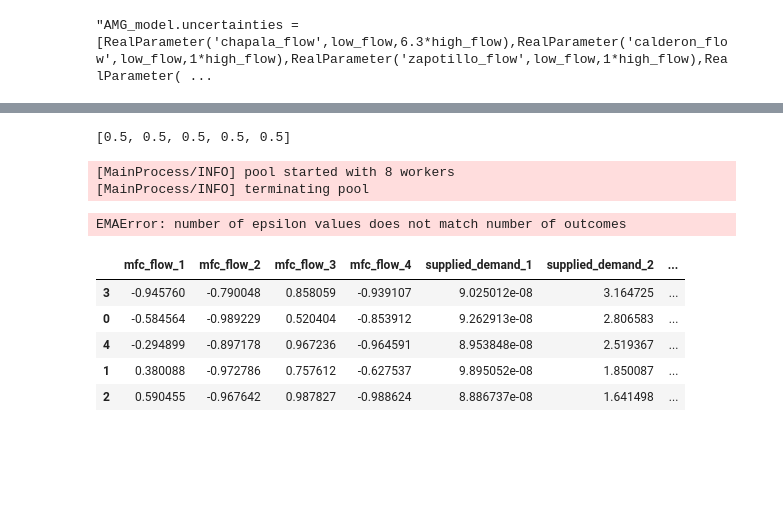
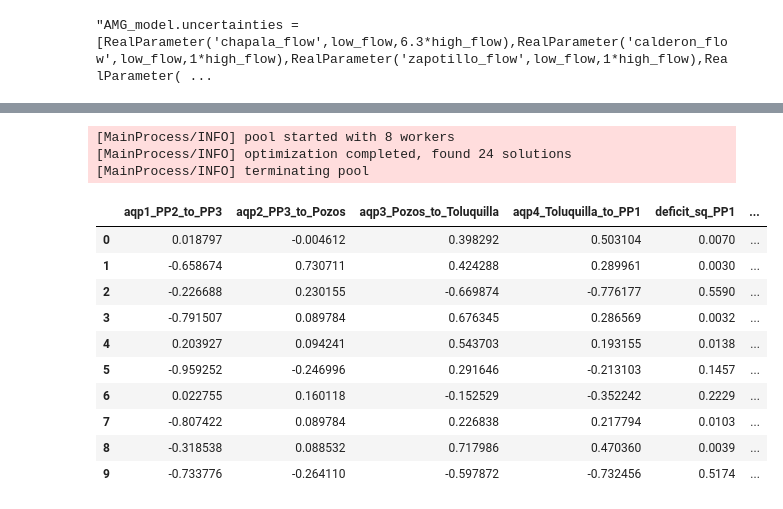
Before and after one commit to arielgoldin/GDL_Aquapheric_Policies, a Jupyter notebook: AMG_experimentation.ipynb, the cells around one changed output, grey strips where cells are left out. Drawn from its saved outputs; the diff is of its cells as text; code cells hidden in the pictures; blank space fills up the shorter version.

```diff
--- a/AMG_experimentation.ipynb
+++ b/AMG_experimentation.ipynb
@@ -157,19 +209,0 @@ fig.show()
-# %%
-epsilons = [0.5]*5
-print(epsilons)
-# %% [output]
-[0.5, 0.5, 0.5, 0.5, 0.5]
-# %%
-
-epsilons = [0.9]*5
-
-
-
-with MultiprocessingEvaluator(AMG_model) as evaluator:
-    results = evaluator.optimize(nfe=5000, epsilons=epsilons)
-
-results.sort_values("mfc_flow_1")
-# %% [output]
-[MainProcess/INFO] pool started with 8 workers
-[MainProcess/INFO] terminating pool
-EMAError: number of epsilon values does not match number of outcomes
@@ -194,9 +210,35 @@ fig.show()
-# %%
-results.sort_values("mfc_flow_1")
-# %% [output]
-|  | mfc_flow_1 | mfc_flow_2 | mfc_flow_3 | mfc_flow_4 | supplied_demand_1 | supplied_demand_2 | ... |
-| 3 | -0.945760 | -0.790048 | 0.858059 | -0.939107 | 9.025012e-08 | 3.164725 | ... |
-| 0 | -0.584564 | -0.989229 | 0.520404 | -0.853912 | 9.262913e-08 | 2.806583 | ... |
-| 4 | -0.294899 | -0.897178 | 0.967236 | -0.964591 | 8.953848e-08 | 2.519367 | ... |
-| 1 | 0.380088 | -0.972786 | 0.757612 | -0.627537 | 9.895052e-08 | 1.850087 | ... |
-| 2 | 0.590455 | -0.967642 | 0.987827 | -0.988624 | 8.886737e-08 | 1.641498 | ... |
+# %%
+from ema_workbench import MultiprocessingEvaluator
+from ema_workbench import ema_logging, Constraint, Scenario
+
+ema_logging.log_to_stderr(ema_logging.INFO)
+drougth_multiplier = 0.7
+scenario1= Scenario("drought1", chapala_flow = 6.9*drougth_multiplier, calderon_flow = 1*drougth_multiplier, zapotillo_flow = 1*drougth_multiplier, pozos_flow = 2.3*drougth_multiplier, toluquilla_flow = 0.5*drougth_multiplier)
+
+constraints = [Constraint("min_suplied_demand_PP1", outcome_names="supplied_demand_PP1", function=lambda x: max(0, -x)),
+               Constraint("min_suplied_demand_PP2", outcome_names="supplied_demand_PP2", function=lambda x: max(0, -x)),
+               Constraint("min_suplied_demand_PP3", outcome_names="supplied_demand_PP3", function=lambda x: max(0, -x)),
+               Constraint("min_suplied_demand_Toluquilla", outcome_names="supplied_demand_Toluquilla", function=lambda x: max(0, -x)),
+               Constraint("min_suplied_demand_Pozos", outcome_names="supplied_demand_Pozos", function=lambda x: max(0, -x))]
+
+with MultiprocessingEvaluator(AMG_model) as evaluator:
+    results = evaluator.optimize(
+        nfe=250, searchover="levers", epsilons=[0.01] * 5, reference=scenario1
+    )
+
+results.head(10)
+# %% [output]
+[MainProcess/INFO] pool started with 8 workers
+[MainProcess/INFO] optimization completed, found 24 solutions
+[MainProcess/INFO] terminating pool
+|  | aqp1_PP2_to_PP3 | aqp2_PP3_to_Pozos | aqp3_Pozos_to_Toluquilla | aqp4_Toluquilla_to_PP1 | deficit_sq_PP1 | ... |
+| 0 | 0.018797 | -0.004612 | 0.398292 | 0.503104 | 0.0070 | ... |
+| 1 | -0.658674 | 0.730711 | 0.424288 | 0.289961 | 0.0030 | ... |
+| 2 | -0.226688 | 0.230155 | -0.669874 | -0.776177 | 0.5590 | ... |
+| 3 | -0.791507 | 0.089784 | 0.676345 | 0.286569 | 0.0032 | ... |
+| 4 | 0.203927 | 0.094241 | 0.543703 | 0.193155 | 0.0138 | ... |
+| 5 | -0.959252 | -0.246996 | 0.291646 | -0.213103 | 0.1457 | ... |
+| 6 | 0.022755 | 0.160118 | -0.152529 | -0.352242 | 0.2229 | ... |
+| 7 | -0.807422 | 0.089784 | 0.226838 | 0.217794 | 0.0103 | ... |
+| 8 | -0.318538 | 0.088532 | 0.717986 | 0.470360 | 0.0039 | ... |
+| 9 | -0.733776 | -0.264110 | -0.597872 | -0.732456 | 0.5174 | ... |
```
Also changed, not shown: parts of 25 cells of this notebook, 4 other files.
